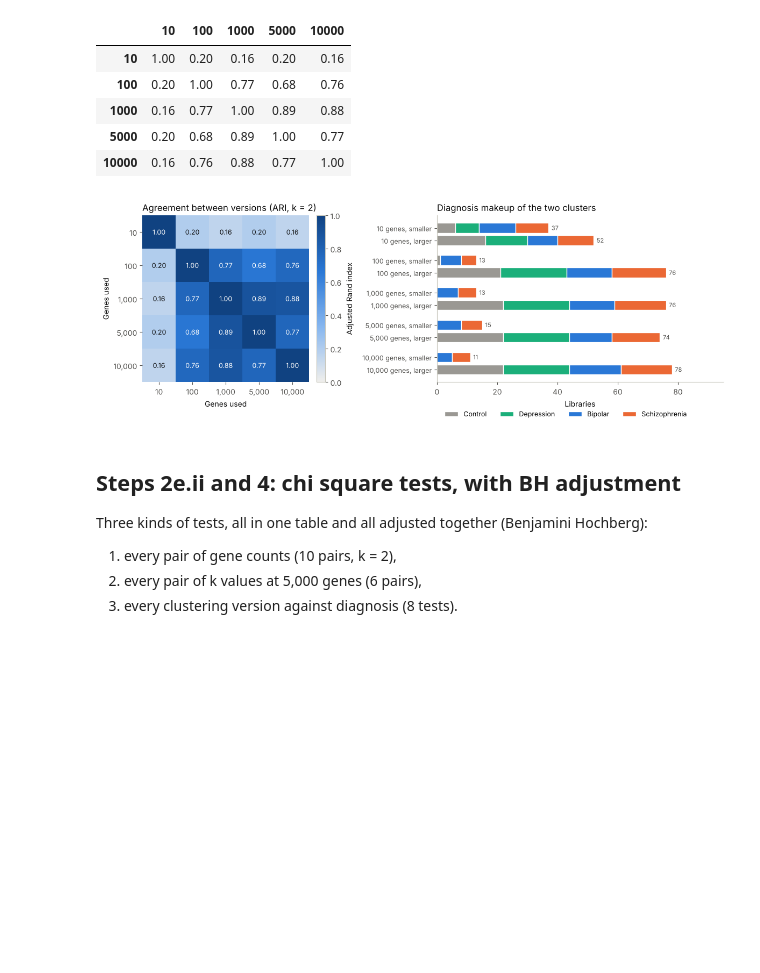
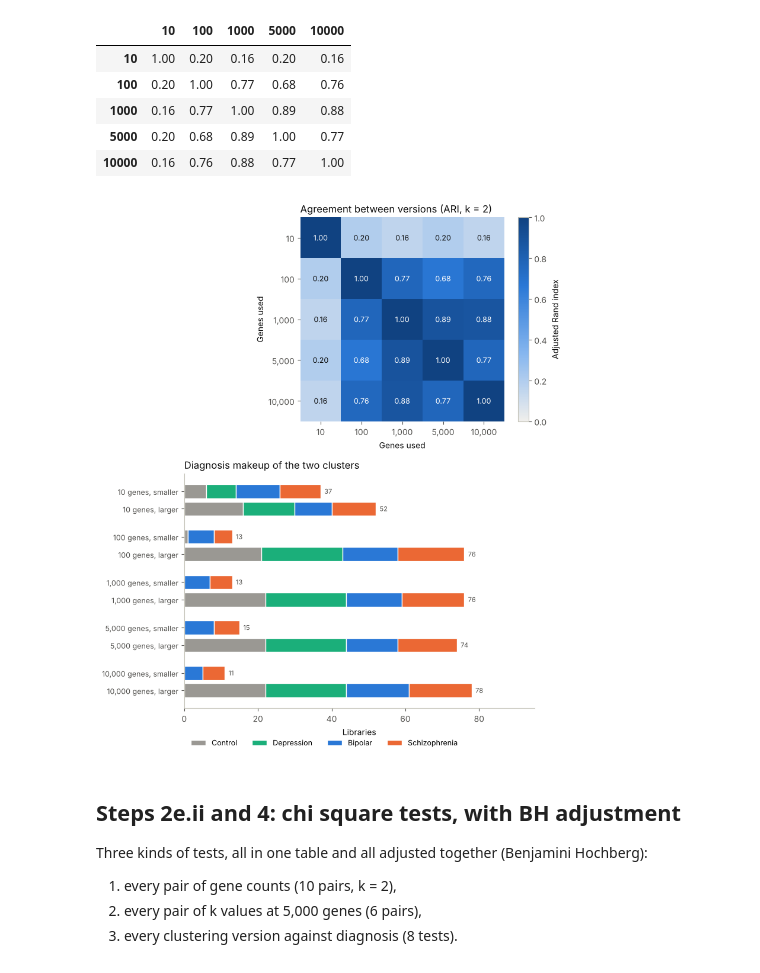
Before and after one commit to vicciv1623/CGS4144-bioinfo_project, a Jupyter notebook: Assignment3_daniel.ipynb, the cells around one changed output. Drawn from its saved outputs; the diff is of its cells as text; code cells hidden in the pictures; blank space fills up the shorter version.

```diff
--- a/Assignment3_daniel.ipynb
+++ b/Assignment3_daniel.ipynb
@@ -168,7 +168,7 @@ Silhouette is highest at k = 2 and falls sharply after it.
 # Figure: dendrogram with the cut height for each k and a diagnosis strip under the leaves
 cut_heights = {k: (tree[-k, 2] + tree[-(k - 1), 2]) / 2 for k in KS}
 
-fig = plt.figure(figsize=(11, 5.2))
+fig = plt.figure(figsize=(9, 4.8))
 ax = fig.add_axes([0.06, 0.24, 0.84, 0.70])
 set_link_color_palette(["#4a3aa7", "#7d7b75"])
 dn = dendrogram(tree, ax=ax, color_threshold=cut_heights[2], above_threshold_color="#b9b7af",
@@ -198,6 +198,7 @@ plt.show()
 # %%
 # Figure: diagnosis makeup of every cluster at each k
-fig, axes = plt.subplots(1, 4, figsize=(13, 3.6), sharex=True)
+fig, axes = plt.subplots(2, 2, figsize=(10, 6.4), sharex=True)
+axes = axes.ravel()
 for ax, k in zip(axes, KS):
     tab = pd.crosstab(labels[f"g5000_k{k}"], meta_a.dx).reindex(columns=DX_ORDER, fill_value=0)
     nb = pd.crosstab(labels[f"g5000_k{k}"], meta_a.batch).get("B", pd.Series(0, index=tab.index))
@@ -213,7 +214,7 @@ for ax, k in zip(axes, KS):
     ax.set_xlim(0, 105)
     ax.set_xlabel("Libraries")
 fig.legend(handles=[Patch(color=DX_COLOR[d], label=DX_NAME[d]) for d in DX_ORDER],
-           loc="lower center", ncol=4, frameon=False, bbox_to_anchor=(0.5, -0.1))
+           loc="lower center", ncol=4, frameon=False, bbox_to_anchor=(0.5, -0.05))
 fig.suptitle("Diagnosis makeup of Ward clusters as k increases (5,000 genes)", x=0.01, ha="left",
              fontsize=11, color=INK)
 fig.tight_layout()
@@ -292,7 +293,7 @@ g10000_k2
 | 10000 | 0.16 | 0.76 | 0.88 | 0.77 | 1.00 |
 # %%
 # Figure: agreement between gene counts (left) and diagnosis makeup of each cluster (right)
-fig, (axl, axr) = plt.subplots(1, 2, figsize=(12, 4.4), gridspec_kw={"width_ratios": [1, 1.5]})
+fig, (axl, axr) = plt.subplots(2, 1, figsize=(8, 9.5), gridspec_kw={"height_ratios": [1, 1.15]})
 blues = plt.matplotlib.colors.LinearSegmentedColormap.from_list("b", ["#f0efec", "#86b6ef", "#2a78d6", "#104281"])
 im = axl.imshow(ari.values, cmap=blues, vmin=0, vmax=1)
 for i in range(len(ari)):
@@ -300,35 +301,36 @@ for i in range(len(ari)):
         v = ari.values[i, j]
         axl.text(j, i, f"{v:.2f}", ha="center", va="center", fontsize=9, color="white" if v > 0.6 else INK)
 ticks = [f"{n:,}" for n in GENE_COUNTS]
 axl.set_xticks(range(5)); axl.set_xticklabels(ticks); axl.set_yticks(range(5)); axl.set_yticklabels(ticks)
 axl.set_xlabel("Genes used"); axl.set_ylabel("Genes used")
 axl.set_title("Agreement between versions (ARI, k = 2)", loc="left", color=INK)
+axl.set_anchor("W")
 for s in axl.spines.values(): s.set_visible(False)
 fig.colorbar(im, ax=axl, fraction=0.046, pad=0.04, label="Adjusted Rand index")
 
 rows, ylab = [], []
 for n in GENE_COUNTS:
     tab = pd.crosstab(labels[f"g{n}_k2"], meta_a.dx).reindex(columns=DX_ORDER, fill_value=0)
     tab = tab.loc[tab.sum(axis=1).sort_values().index]   # smaller cluster first
     for name, r in zip(["smaller", "larger"], tab.itertuples(index=False)):
         rows.append(r); ylab.append(f"{n:,} genes, {name}")
 rows = pd.DataFrame(rows, columns=DX_ORDER)
 y = np.arange(len(rows))[::-1] + np.repeat(np.arange(5)[::-1] * 0.6, 2)
 left = np.zeros(len(rows))
 for d in DX_ORDER:
     axr.barh(y, rows[d], left=left, color=DX_COLOR[d], height=0.8, edgecolor="white", linewidth=1, label=DX_NAME[d])
     left += rows[d].values
 for yi, tot in zip(y, left):
     axr.text(tot + 1, yi, str(int(tot)), va="center", fontsize=8, color=MUTED)
 axr.set_yticks(y); axr.set_yticklabels(ylab, fontsize=9)
 axr.set_xlabel("Libraries"); axr.set_xlim(0, 95)
 axr.set_title("Diagnosis makeup of the two clusters", loc="left", color=INK)
-axr.legend(frameon=False, ncol=4, loc="upper center", bbox_to_anchor=(0.45, -0.13), fontsize=9)
+axr.legend(frameon=False, ncol=4, loc="upper center", bbox_to_anchor=(0.4, -0.1), fontsize=9)
 fig.tight_layout()
 fig.savefig("plots/a3_hclust_genecount.png")
 plt.show()
 # %% [output]
-[figure, old version]
+[figure, new version]
 # %% [markdown]
 ## Steps 2e.ii and 4: chi square tests, with BH adjustment
 Three kinds of tests, all in one table and all adjusted together (Benjamini Hochberg):
```
Also changed, not shown: parts of 2 cells of this notebook, 6 other files.
